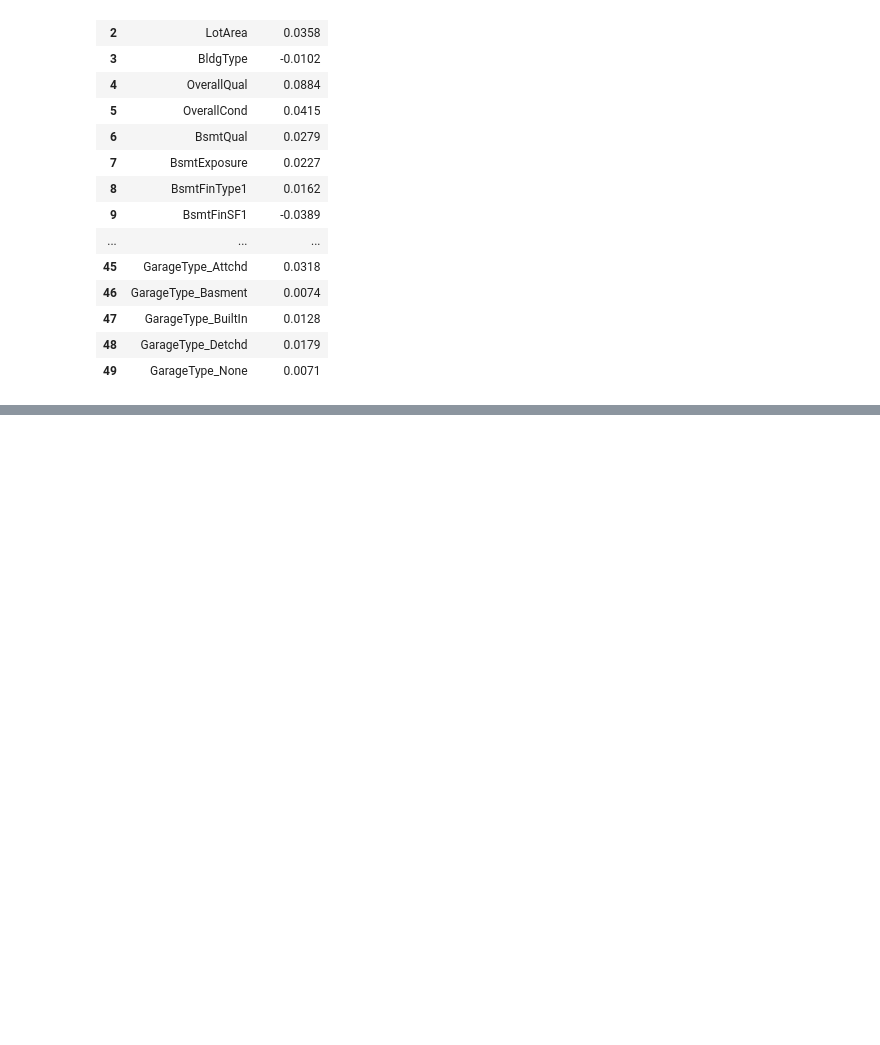
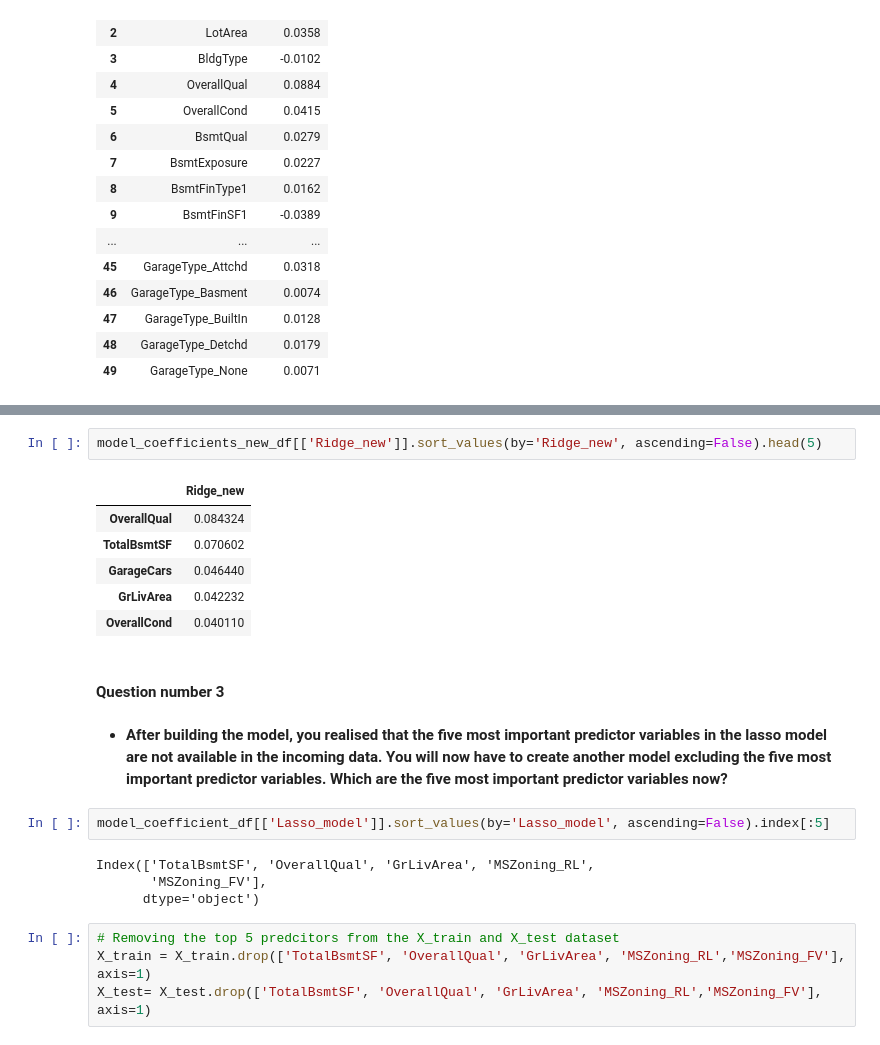
Before and after one commit to GautiBhutani/HousePredictionAssignment, a Jupyter notebook: advanced_regression-part1.ipynb, the cells around one changed output, grey strips where cells are left out. Drawn from its saved outputs; the diff is of its cells as text; blank space fills up the shorter version.

```diff
--- a/advanced_regression-part1.ipynb
+++ b/advanced_regression-part1.ipynb
@@ -1280,0 +1212,23 @@ Index(['1stFlrSF', 'GarageCars', '2ndFlrSF', 'BsmtQual', 'KitchenQual'], dtype='
+# %%
+model_coefficients_new_df[['Ridge_new']].sort_values(by='Ridge_new', ascending=False).head(5)
+# %% [output]
+|  | Ridge_new |
+| OverallQual | 0.084324 |
+| TotalBsmtSF | 0.070602 |
+| GarageCars | 0.046440 |
+| GrLivArea | 0.042232 |
+| OverallCond | 0.040110 |
+# %% [markdown]
+#### Question number 3
+# %% [markdown]
+- **After building the model, you realised that the five most important predictor variables in the lasso model are not available in the incoming data. You will now have to create another model excluding the five most important predictor variables. Which are the five most important predictor variables now?**
+# %%
+model_coefficient_df[['Lasso_model']].sort_values(by='Lasso_model', ascending=False).index[:5]
+# %% [output]
+Index(['TotalBsmtSF', 'OverallQual', 'GrLivArea', 'MSZoning_RL',
+       'MSZoning_FV'],
+      dtype='object')
+# %%
+# Removing the top 5 predcitors from the X_train and X_test dataset
+X_train = X_train.drop(['TotalBsmtSF', 'OverallQual', 'GrLivArea', 'MSZoning_RL','MSZoning_FV'], axis=1)
+X_test= X_test.drop(['TotalBsmtSF', 'OverallQual', 'GrLivArea', 'MSZoning_RL','MSZoning_FV'], axis=1)
```
Also changed, not shown: parts of 129 cells of this notebook, 1 other file.
